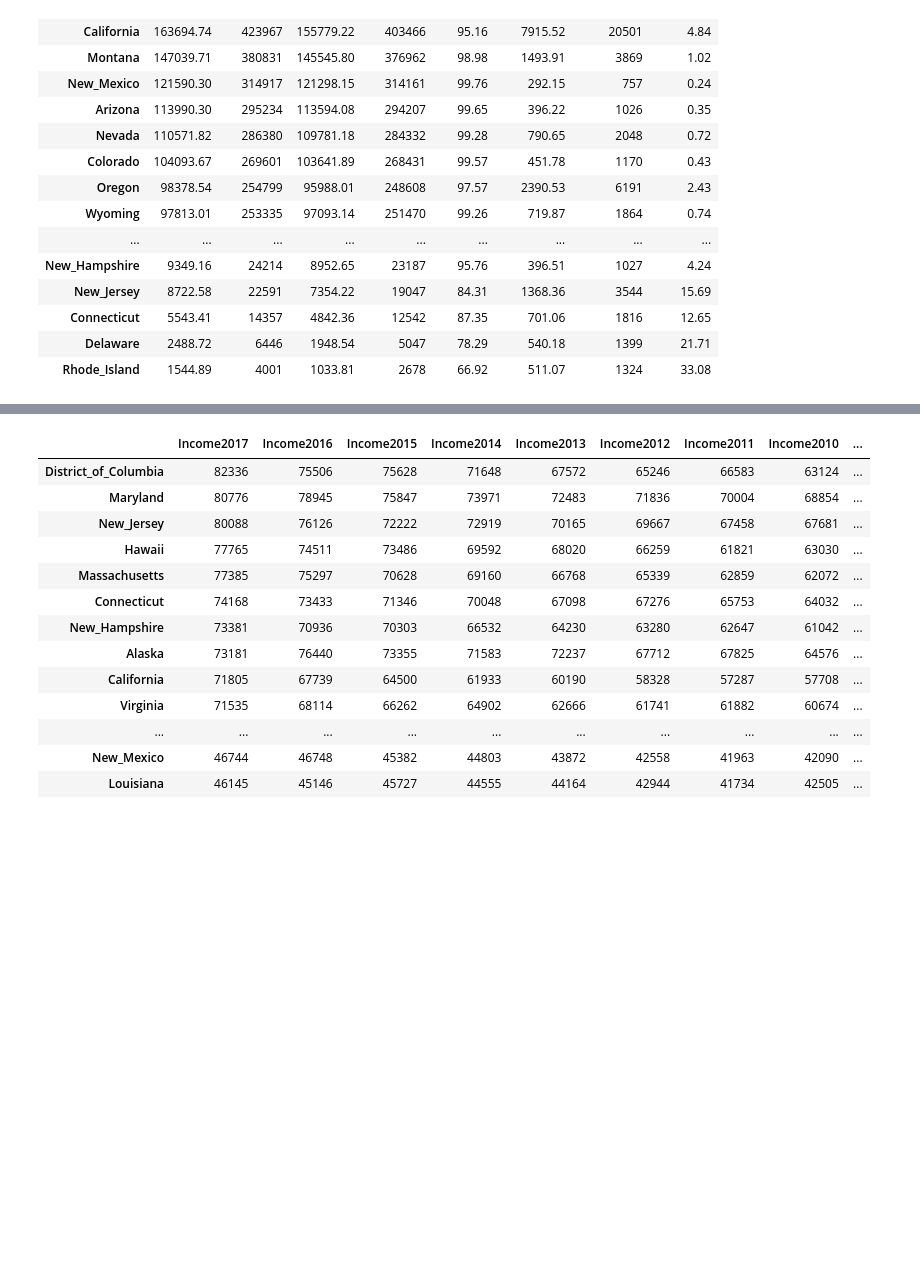
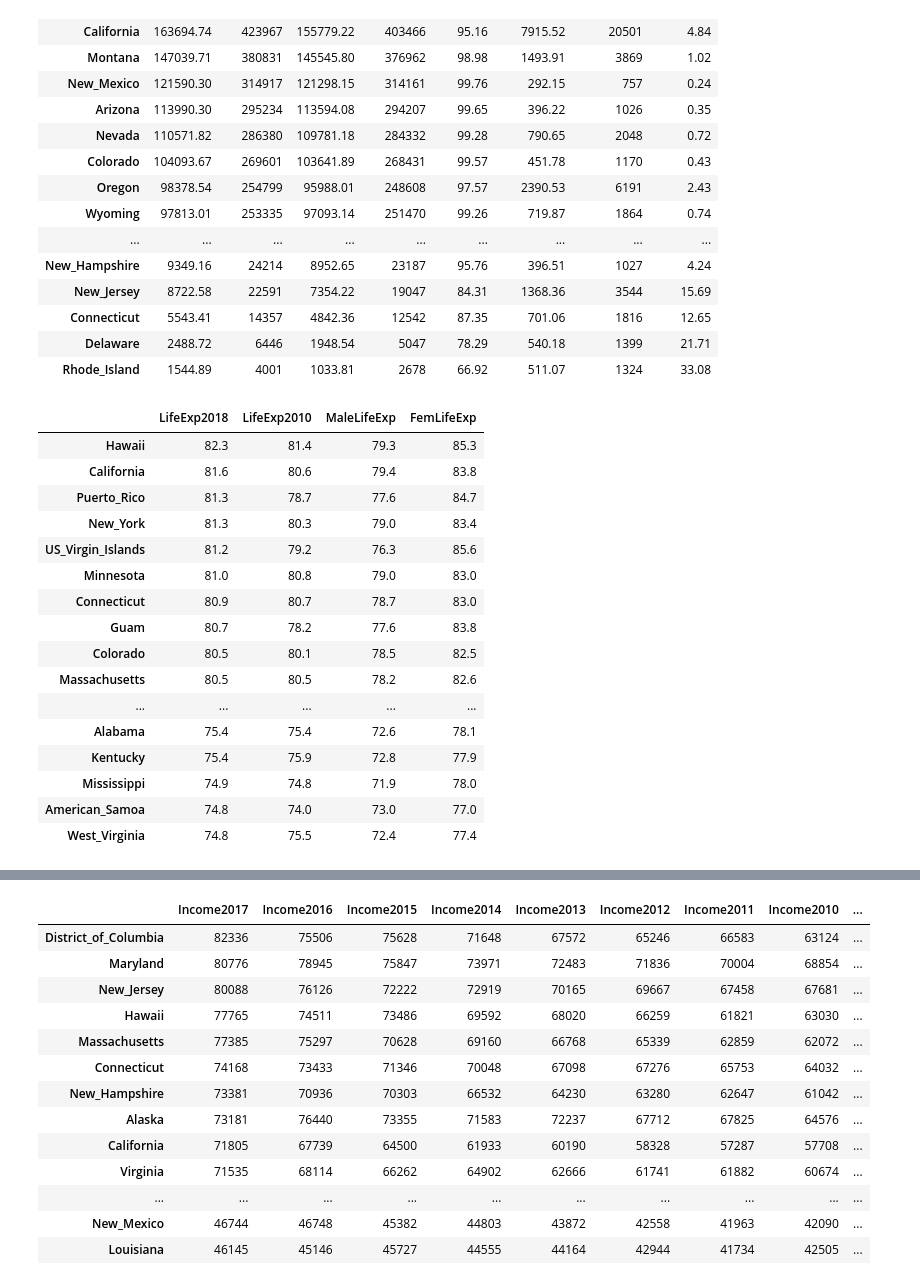
Before and after one commit to pallabee/Demographic-Data-Analysis, a Jupyter notebook: cleaning_data.ipynb, the cells around one changed output, grey strips where cells are left out. Saved outputs shown, nothing was run; the diff lists cells and outputs as text; code cells hidden in the pictures; blank space fills up the shorter version.

```diff
--- a/cleaning_data.ipynb
+++ b/cleaning_data.ipynb
@@ -115,4 +119,22 @@ clean_file(df_area, 'State')
 | Delaware | 2488.72 | 6446 | 1948.54 | 5047 | 78.29 | 540.18 | 1399 | 21.71 |
 | Rhode_Island | 1544.89 | 4001 | 1033.81 | 2678 | 66.92 | 511.07 | 1324 | 33.08 |
 # %%
-# clean_file(df_exp, 'State')
+clean_file(df_exp, 'State')
+# %% [output]
+|  | LifeExp2018 | LifeExp2010 | MaleLifeExp | FemLifeExp |
+| Hawaii | 82.3 | 81.4 | 79.3 | 85.3 |
+| California | 81.6 | 80.6 | 79.4 | 83.8 |
+| Puerto_Rico | 81.3 | 78.7 | 77.6 | 84.7 |
+| New_York | 81.3 | 80.3 | 79.0 | 83.4 |
+| US_Virgin_Islands | 81.2 | 79.2 | 76.3 | 85.6 |
+| Minnesota | 81.0 | 80.8 | 79.0 | 83.0 |
+| Connecticut | 80.9 | 80.7 | 78.7 | 83.0 |
+| Guam | 80.7 | 78.2 | 77.6 | 83.8 |
+| Colorado | 80.5 | 80.1 | 78.5 | 82.5 |
+| Massachusetts | 80.5 | 80.5 | 78.2 | 82.6 |
+| ... | ... | ... | ... | ... |
+| Alabama | 75.4 | 75.4 | 72.6 | 78.1 |
+| Kentucky | 75.4 | 75.9 | 72.8 | 77.9 |
+| Mississippi | 74.9 | 74.8 | 71.9 | 78.0 |
+| American_Samoa | 74.8 | 74.0 | 73.0 | 77.0 |
+| West_Virginia | 74.8 | 75.5 | 72.4 | 77.4 |
```
Also changed, not shown: parts of 4 cells of this notebook.
